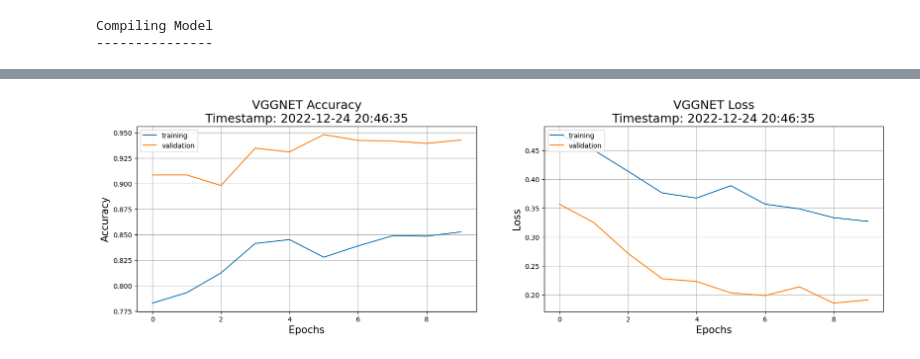
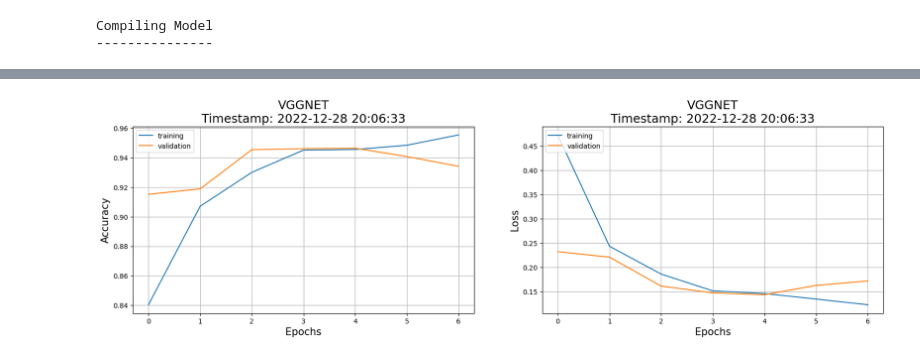
Before and after one commit to kotiyalanurag/VGGNET-COVID-19, a Jupyter notebook: ConvNet.ipynb, the cells around one changed output, grey strips where cells are left out. Saved outputs shown, nothing was run; the diff lists cells and outputs as text; code cells hidden in the pictures.

```diff
--- a/ConvNet.ipynb
+++ b/ConvNet.ipynb
@@ -141,6 +148,7 @@ def create_data(train_path = None, test_path = None, batch_size = 64, target_siz
     return train_data, validation_data, test_data, train_step, val_step
 # %%
 def create_model(model_name, input_shape = (256, 256, 3), num_class = 3):
+
     input = Input(input_shape)
 
     if model_name == 'ResNet50':
@@ -158,7 +166,7 @@ def create_model(model_name, input_shape = (256, 256, 3), num_class = 3):
     head_model = Flatten(name="flatten")(head_model)
     head_model = Dense(64, activation="relu")(head_model)
     head_model = LeakyReLU(alpha=0.4)(head_model)
-    head_model = Dropout(0.2)(head_model)
+  # head_model = Dropout(0.2)(head_model)
 
     if num_class > 1:
         head_model = Dense(num_class, activation="softmax")(head_model)
@@ -281,7 +467,7 @@ print("Starting Training ...\n")
 
 start_time = time.time()
 
-history = vggnet.fit(
+vhistory = vggnet.fit(
     train_data,
     steps_per_epoch=train_step,
     epochs = EPOCHS,
@@ -361,39 +516,4 @@ Final Loss: 37.14 Final Accuracy: 0.71
-# %%
-def performance_plot(history = None):
-
-    legends = ['training', 'validation']
-    plt.figure(figsize=(20, 5))
-
-    y1 = history.history['accuracy']
-    y2 = history.history['val_accuracy']
-
-    plt.subplot(121)
-    plt.plot(y1)
-    plt.plot(y2)
-
-    plt.title('VGGNET Accuracy\n' + timestamp(1), fontsize=18)
-    plt.xlabel('Epochs', fontsize=15)
-    plt.ylabel('Accuracy', fontsize=15)
-    plt.legend(legends, loc='upper left')
-    plt.grid()
-
-    y1 = history.history['loss']
-    y2 = history.history['val_loss']
-
-    plt.subplot(122)
-    plt.plot(y1)
-    plt.plot(y2)
-
-    plt.title('VGGNET Loss\n' + timestamp(1), fontsize=18)
-    plt.xlabel('Epochs', fontsize=15)
-    plt.ylabel('Loss', fontsize=15)
-    plt.legend(legends, loc='upper left')
-    plt.grid()
-
-    #plt.savefig('plot.png')
-
-    plt.show()
 # %%
-performance_plot(history = history)
+performance_plot(history = vhistory, name = 'VGGNET')
 # %% [output]
-[figure, old version]
+[figure, new version]
```
Also changed, not shown: parts of 19 cells of this notebook.
